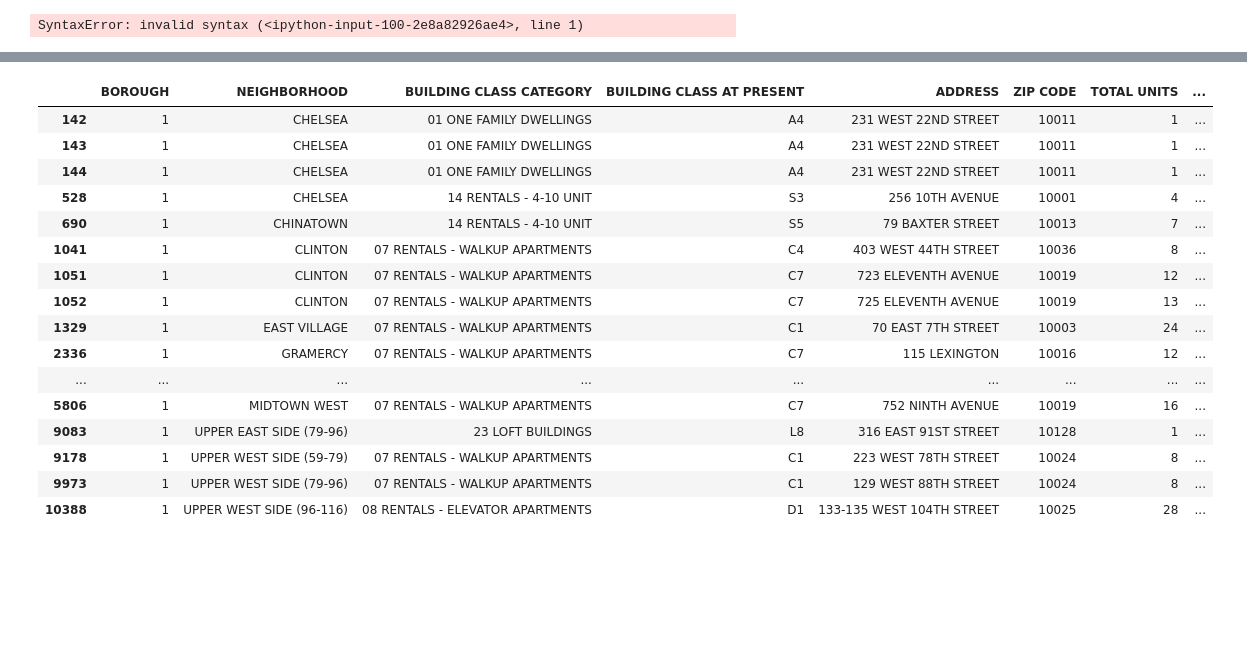
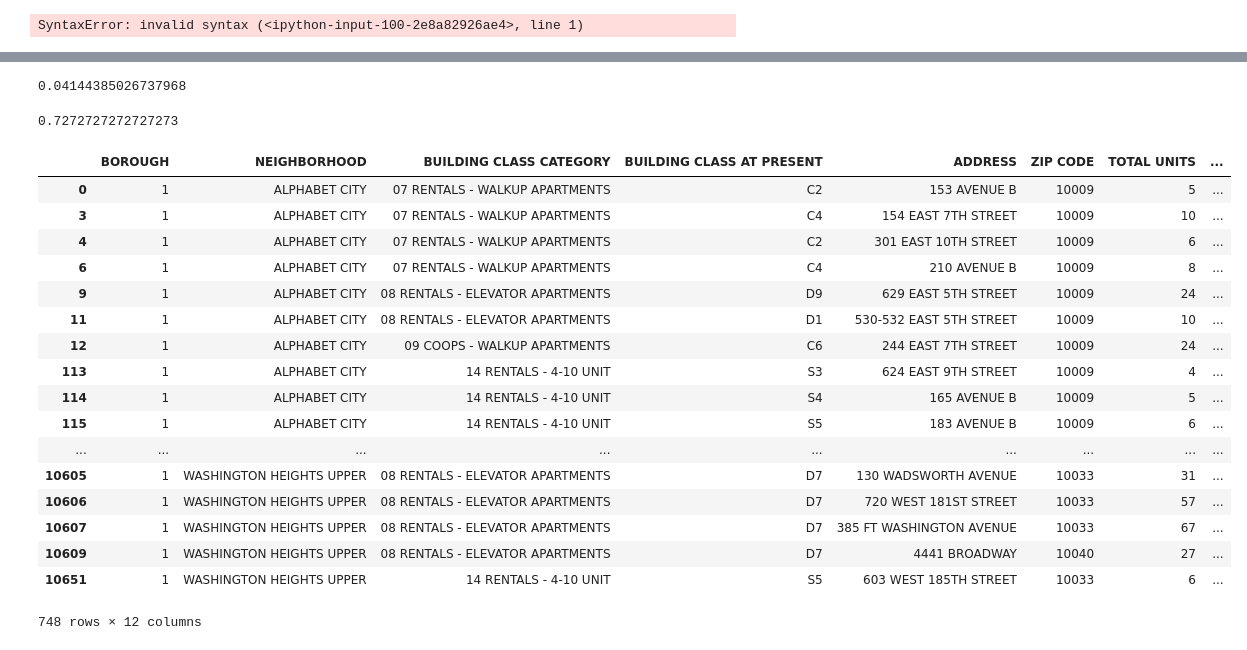
Before and after one commit to mik0why/NYC-Price-Prediction, a Jupyter notebook: Nyc Apartments.ipynb, the cells around one changed output, grey strips where cells are left out. Cells and saved outputs as stored; diff of their text form; code cells hidden in the pictures; blank space fills up the shorter version.

Commit message:
Work on estimating an average price

```diff
--- a/Nyc Apartments.ipynb
+++ b/Nyc Apartments.ipynb
@@ -114,20 +124,4 @@ And what percentage of all do they constitue?
 # %%
-df.loc[df['SALE PRICE'] < 1000]
+float(len(df.loc[df['SALE PRICE'] < 1000]) / float(len (df)))
 # %% [output]
-|  | BOROUGH | NEIGHBORHOOD | BUILDING CLASS CATEGORY | BUILDING CLASS AT PRESENT | ADDRESS | ZIP CODE | TOTAL UNITS | ... |
-| 142 | 1 | CHELSEA | 01 ONE FAMILY DWELLINGS | A4 | 231 WEST 22ND STREET | 10011 | 1 | ... |
-| 143 | 1 | CHELSEA | 01 ONE FAMILY DWELLINGS | A4 | 231 WEST 22ND STREET | 10011 | 1 | ... |
-| 144 | 1 | CHELSEA | 01 ONE FAMILY DWELLINGS | A4 | 231 WEST 22ND STREET | 10011 | 1 | ... |
-| 528 | 1 | CHELSEA | 14 RENTALS - 4-10 UNIT | S3 | 256 10TH AVENUE | 10001 | 4 | ... |
-| 690 | 1 | CHINATOWN | 14 RENTALS - 4-10 UNIT | S5 | 79 BAXTER STREET | 10013 | 7 | ... |
-| 1041 | 1 | CLINTON | 07 RENTALS - WALKUP APARTMENTS | C4 | 403 WEST 44TH STREET | 10036 | 8 | ... |
-| 1051 | 1 | CLINTON | 07 RENTALS - WALKUP APARTMENTS | C7 | 723 ELEVENTH AVENUE | 10019 | 12 | ... |
-| 1052 | 1 | CLINTON | 07 RENTALS - WALKUP APARTMENTS | C7 | 725 ELEVENTH AVENUE | 10019 | 13 | ... |
-| 1329 | 1 | EAST VILLAGE | 07 RENTALS - WALKUP APARTMENTS | C1 | 70 EAST 7TH STREET | 10003 | 24 | ... |
-| 2336 | 1 | GRAMERCY | 07 RENTALS - WALKUP APARTMENTS | C7 | 115 LEXINGTON | 10016 | 12 | ... |
-| ... | ... | ... | ... | ... | ... | ... | ... | ... |
-| 5806 | 1 | MIDTOWN WEST | 07 RENTALS - WALKUP APARTMENTS | C7 | 752 NINTH AVENUE | 10019 | 16 | ... |
-| 9083 | 1 | UPPER EAST SIDE (79-96) | 23 LOFT BUILDINGS | L8 | 316 EAST 91ST STREET | 10128 | 1 | ... |
-| 9178 | 1 | UPPER WEST SIDE (59-79) | 07 RENTALS - WALKUP APARTMENTS | C1 | 223 WEST 78TH STREET | 10024 | 8 | ... |
-| 9973 | 1 | UPPER WEST SIDE (79-96) | 07 RENTALS - WALKUP APARTMENTS | C1 | 129 WEST 88TH STREET | 10024 | 8 | ... |
-| 10388 | 1 | UPPER WEST SIDE (96-116) | 08 RENTALS - ELEVATOR APARTMENTS | D1 | 133-135 WEST 104TH STREET | 10025 | 28 | ... |
+0.04144385026737968
@@ -141,0 +128,4 @@ Start training :)
+# %%
+float(len(df.loc[df['SALE PRICE'] < 10000000]) / float(len (df)))
+# %% [output]
+0.7272727272727273
@@ -141,0 +134,23 @@ Start training :)
+# %%
+df['EST RENT PRICE'] = df['AVG PRICE PER UNIT'].multiply(0.004)
+# %%
+df
+# %% [output]
+|  | BOROUGH | NEIGHBORHOOD | BUILDING CLASS CATEGORY | BUILDING CLASS AT PRESENT | ADDRESS | ZIP CODE | TOTAL UNITS | ... |
+| 0 | 1 | ALPHABET CITY | 07 RENTALS - WALKUP APARTMENTS | C2 | 153 AVENUE B | 10009 | 5 | ... |
+| 3 | 1 | ALPHABET CITY | 07 RENTALS - WALKUP APARTMENTS | C4 | 154 EAST 7TH STREET | 10009 | 10 | ... |
+| 4 | 1 | ALPHABET CITY | 07 RENTALS - WALKUP APARTMENTS | C2 | 301 EAST 10TH STREET | 10009 | 6 | ... |
+| 6 | 1 | ALPHABET CITY | 07 RENTALS - WALKUP APARTMENTS | C4 | 210 AVENUE B | 10009 | 8 | ... |
+| 9 | 1 | ALPHABET CITY | 08 RENTALS - ELEVATOR APARTMENTS | D9 | 629 EAST 5TH STREET | 10009 | 24 | ... |
+| 11 | 1 | ALPHABET CITY | 08 RENTALS - ELEVATOR APARTMENTS | D1 | 530-532 EAST 5TH STREET | 10009 | 10 | ... |
+| 12 | 1 | ALPHABET CITY | 09 COOPS - WALKUP APARTMENTS | C6 | 244 EAST 7TH STREET | 10009 | 24 | ... |
+| 113 | 1 | ALPHABET CITY | 14 RENTALS - 4-10 UNIT | S3 | 624 EAST 9TH STREET | 10009 | 4 | ... |
+| 114 | 1 | ALPHABET CITY | 14 RENTALS - 4-10 UNIT | S4 | 165 AVENUE B | 10009 | 5 | ... |
+| 115 | 1 | ALPHABET CITY | 14 RENTALS - 4-10 UNIT | S5 | 183 AVENUE B | 10009 | 6 | ... |
+| ... | ... | ... | ... | ... | ... | ... | ... | ... |
+| 10605 | 1 | WASHINGTON HEIGHTS UPPER | 08 RENTALS - ELEVATOR APARTMENTS | D7 | 130 WADSWORTH AVENUE | 10033 | 31 | ... |
+| 10606 | 1 | WASHINGTON HEIGHTS UPPER | 08 RENTALS - ELEVATOR APARTMENTS | D7 | 720 WEST 181ST STREET | 10033 | 57 | ... |
+| 10607 | 1 | WASHINGTON HEIGHTS UPPER | 08 RENTALS - ELEVATOR APARTMENTS | D7 | 385 FT WASHINGTON AVENUE | 10033 | 67 | ... |
+| 10609 | 1 | WASHINGTON HEIGHTS UPPER | 08 RENTALS - ELEVATOR APARTMENTS | D7 | 4441 BROADWAY | 10040 | 27 | ... |
+| 10651 | 1 | WASHINGTON HEIGHTS UPPER | 14 RENTALS - 4-10 UNIT | S5 | 603 WEST 185TH STREET | 10033 | 6 | ... |
+748 rows × 12 columns
```
Also changed, not shown: parts of 10 cells of this notebook.
